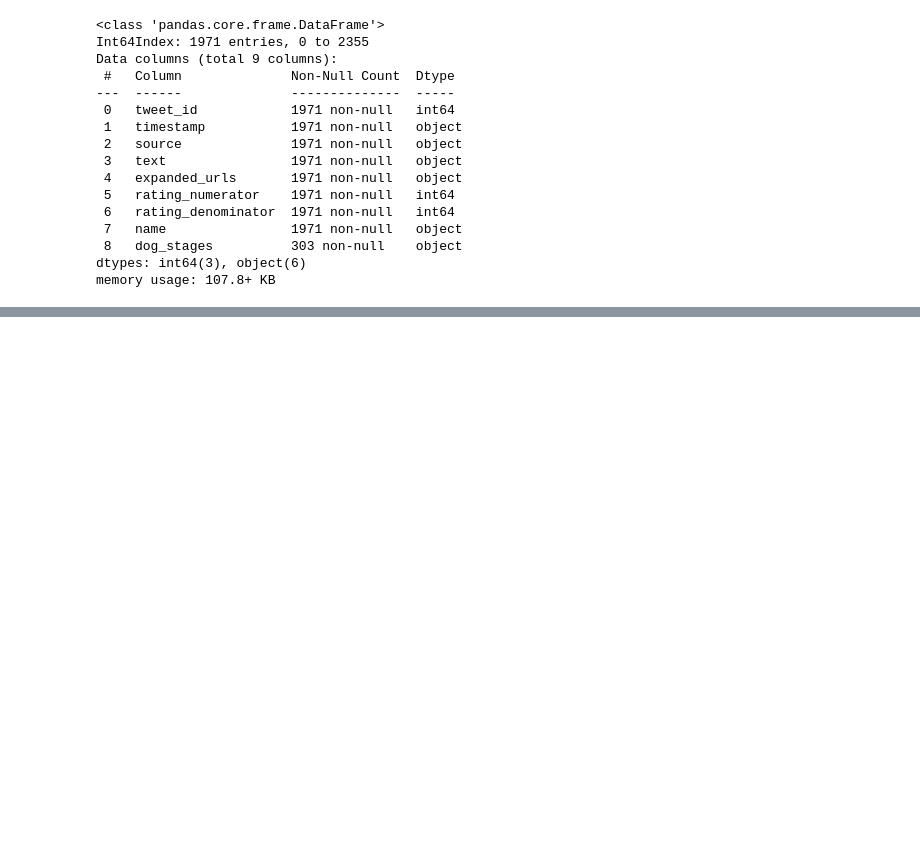
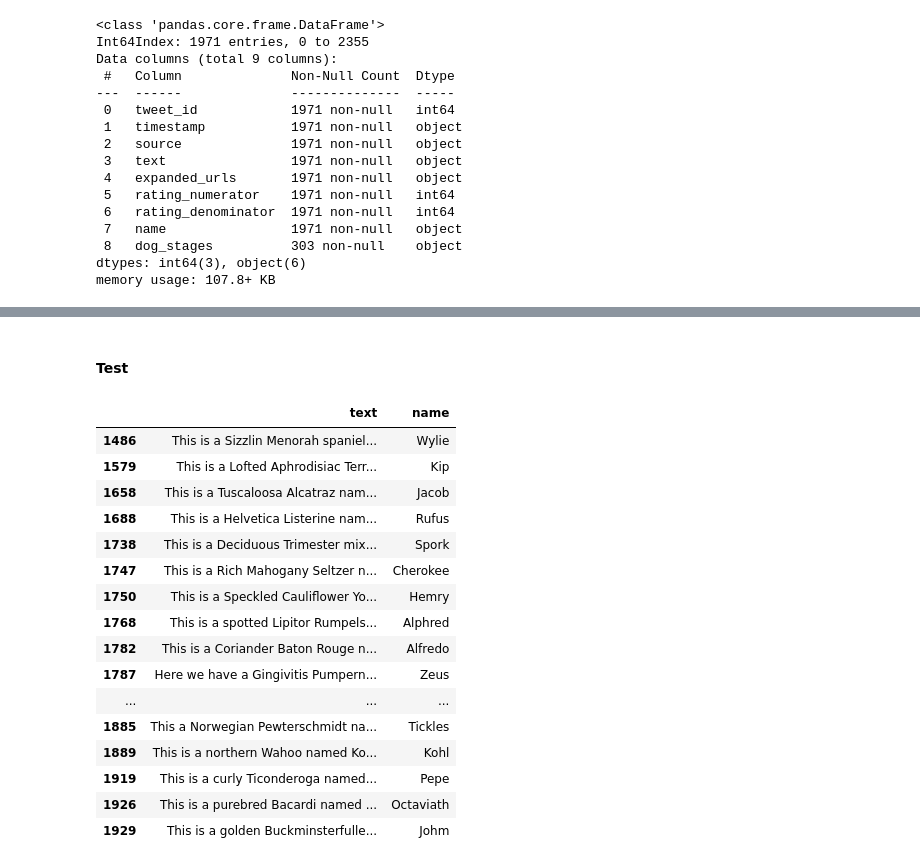
Before and after one commit to SuHamza/DAND-P2-Data-Wrangling, a Jupyter notebook: wrangle_act.ipynb, the cells around one changed output, grey strips where cells are left out. Saved outputs shown, nothing was run; the diff lists cells and outputs as text; code cells hidden in the pictures; blank space fills up the shorter version.

```diff
--- a/wrangle_act.ipynb
+++ b/wrangle_act.ipynb
@@ -958,0 +1156,5 @@ memory usage: 107.8+ KB
+# %%
+# Extract the correct names mentioned after the keyword 'named'
+pattern = 'named\W+(?P<after>(?:\w+))'
+new_names = archive_clean[archive_clean['text'].str.contains('named')]['text'].str.extract(pattern, expand=False)
+new_names
@@ -958,0 +1179,5 @@ memory usage: 107.8+ KB
+# %%
+# Replace the 'a', 'an' or 'None' with the correctly extracted names
+for index, name in new_names.items():
+#     print('Index: {}, Value: {}, Archive: {}'.format(index, name, archive_clean.loc[index, 'name']))
+    archive_clean.loc[index, 'name'] = name
@@ -958,0 +1187,22 @@ memory usage: 107.8+ KB
+# %% [markdown]
+#### Test
+# %%
+archive_clean[archive_clean['text'].str.contains('named')][['text', 'name']]
+# %% [output]
+|  | text | name |
+| 1486 | This is a Sizzlin Menorah spaniel... | Wylie |
+| 1579 | This is a Lofted Aphrodisiac Terr... | Kip |
+| 1658 | This is a Tuscaloosa Alcatraz nam... | Jacob |
+| 1688 | This is a Helvetica Listerine nam... | Rufus |
+| 1738 | This is a Deciduous Trimester mix... | Spork |
+| 1747 | This is a Rich Mahogany Seltzer n... | Cherokee |
+| 1750 | This is a Speckled Cauliflower Yo... | Hemry |
+| 1768 | This is a spotted Lipitor Rumpels... | Alphred |
+| 1782 | This is a Coriander Baton Rouge n... | Alfredo |
+| 1787 | Here we have a Gingivitis Pumpern... | Zeus |
+| ... | ... | ... |
+| 1885 | This a Norwegian Pewterschmidt na... | Tickles |
+| 1889 | This is a northern Wahoo named Ko... | Kohl |
+| 1919 | This is a curly Ticonderoga named... | Pepe |
+| 1926 | This is a purebred Bacardi named ... | Octaviath |
+| 1929 | This is a golden Buckminsterfulle... | Johm |
```
Also changed, not shown: parts of 43 cells of this notebook, 2 other files.
